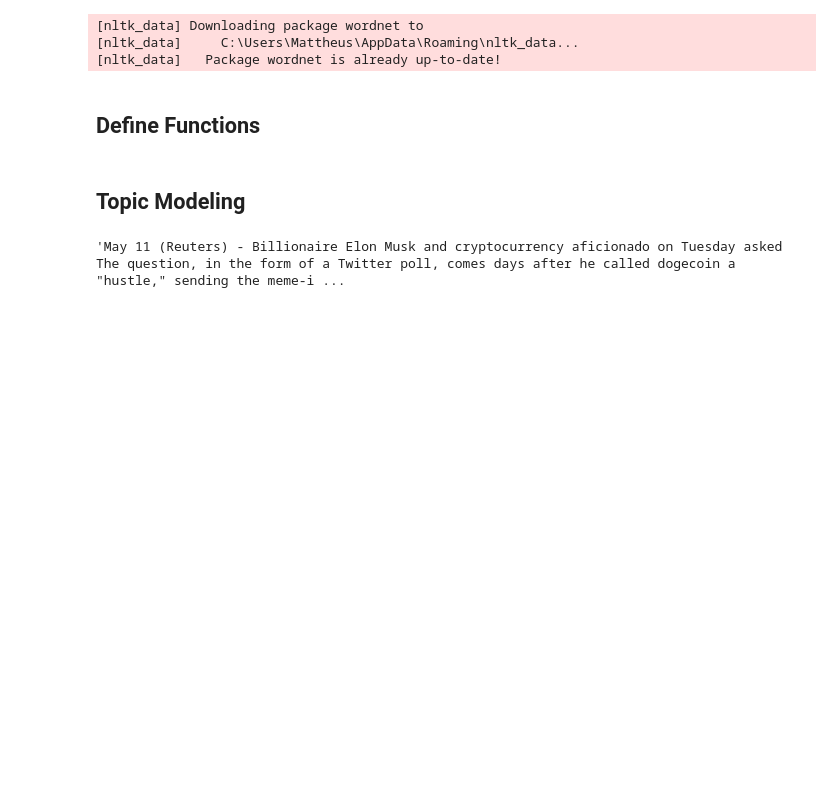
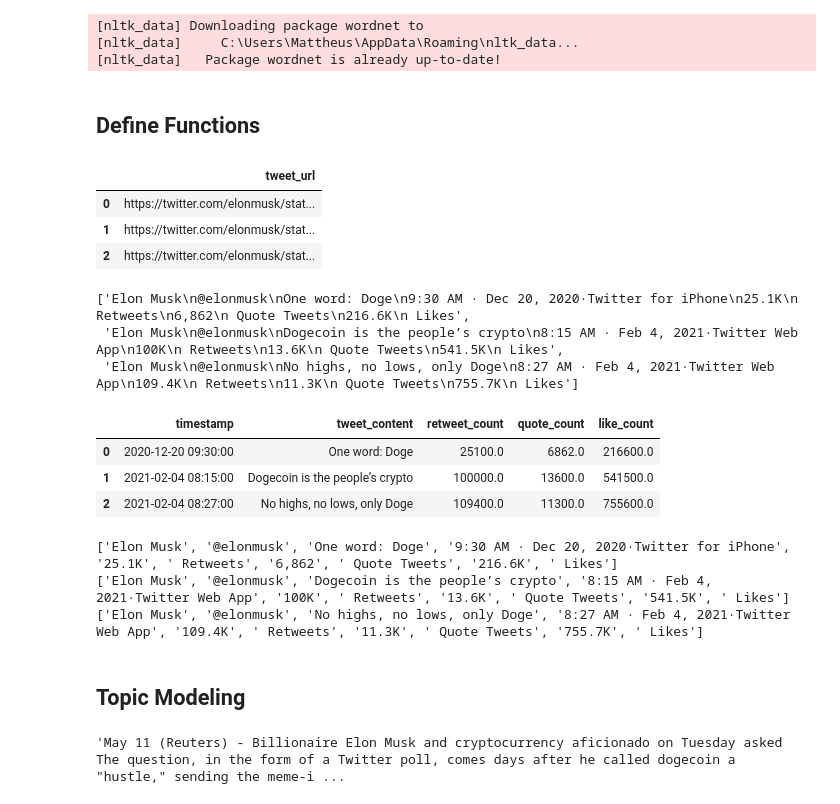
Before and after one commit to ba-group-projects/dogecoin-twitter-elon-musk, a Jupyter notebook: scrape-news.ipynb, the cells around one changed output. Drawn from its saved outputs; the diff is of its cells as text; code cells hidden in the pictures; blank space fills up the shorter version.

```diff
--- a/scrape-news.ipynb
+++ b/scrape-news.ipynb
@@ -0,0 +160,2 @@
+# %%
+to_parse = scrape_tweets(test)
@@ -49,0 +288,25 @@ def scrape_reuters():
+# %%
+tweet_urls = pd.read_csv('data/tweet_url.csv')
+tweet_urls
+# %% [output]
+|  | tweet_url |
+| 0 | https://twitter.com/elonmusk/stat... |
+| 1 | https://twitter.com/elonmusk/stat... |
+| 2 | https://twitter.com/elonmusk/stat... |
+# %%
+toAppend=[]
+
+for tweet_url in tweet_urls['tweet_url']:
+    driver = web_driver()
+    driver.get(tweet_url)
+    driver.implicitly_wait(5)
+    tweet = driver.find_element_by_xpath('//*[@data-testid="tweet"]').text
+    toAppend.append(tweet)
+    driver.quit()
+    time.sleep(2)
+
+toAppend
+# %% [output]
+['Elon Musk\n@elonmusk\nOne word: Doge\n9:30 AM · Dec 20, 2020·Twitter for iPhone\n25.1K\n Retweets\n6,862\n Quote Tweets\n216.6K\n Likes',
+ 'Elon Musk\n@elonmusk\nDogecoin is the people’s crypto\n8:15 AM · Feb 4, 2021·Twitter Web App\n100K\n Retweets\n13.6K\n Quote Tweets\n541.5K\n Likes',
+ 'Elon Musk\n@elonmusk\nNo highs, no lows, only Doge\n8:27 AM · Feb 4, 2021·Twitter Web App\n109.4K\n Retweets\n11.3K\n Quote Tweets\n755.7K\n Likes']
@@ -50,3 +385,32 @@ def scrape_reuters():
+# %%
+data = scrape_doge_tweets()
+# %%
+data
+# %% [output]
+|  | timestamp | tweet_content | retweet_count | quote_count | like_count |
+| 0 | 2020-12-20 09:30:00 | One word: Doge | 25100.0 | 6862.0 | 216600.0 |
+| 1 | 2021-02-04 08:15:00 | Dogecoin is the people’s crypto | 100000.0 | 13600.0 | 541500.0 |
+| 2 | 2021-02-04 08:27:00 | No highs, no lows, only Doge | 109400.0 | 11300.0 | 755600.0 |
+# %%
+tweet_contents=[];timestamps=[];retweets=[];quotes=[];likes=[]
+for tweet in toAppend:
+    tweet_contents.append(tweet.split('\n')[2].strip())
+
+    time = tweet.split('\n')[3].split('·')[0].strip()
+    date = tweet.split('\n')[3].split('·')[1].strip()
+    timestamp = datetime.datetime.strptime(date + ' ' + time, '%b %d, %Y %I:%M %p')
+
+    timestamps.append(timestamp)
+    retweets.append(format_metric(tweet.split('\n')[4]))
+    quotes.append(format_metric(tweet.split('\n')[6]))
+    likes.append(format_metric(tweet.split('\n')[8]))
+
+toDf = pd.DataFrame(zip(timestamps,tweet_contents,retweets,quotes,likes), columns=['timestamp','tweet_content','retweet_count','quote_count','like_count'])
+toDf
+# %% [output]
+['Elon Musk', '@elonmusk', 'One word: Doge', '9:30 AM · Dec 20, 2020·Twitter for iPhone', '25.1K', ' Retweets', '6,862', ' Quote Tweets', '216.6K', ' Likes']
+['Elon Musk', '@elonmusk', 'Dogecoin is the people’s crypto', '8:15 AM · Feb 4, 2021·Twitter Web App', '100K', ' Retweets', '13.6K', ' Quote Tweets', '541.5K', ' Likes']
+['Elon Musk', '@elonmusk', 'No highs, no lows, only Doge', '8:27 AM · Feb 4, 2021·Twitter Web App', '109.4K', ' Retweets', '11.3K', ' Quote Tweets', '755.7K', ' Likes']
 # %% [markdown]
 ## Topic Modeling
 # %%
```
Also changed, not shown: parts of 11 cells of this notebook, 5 other files.
